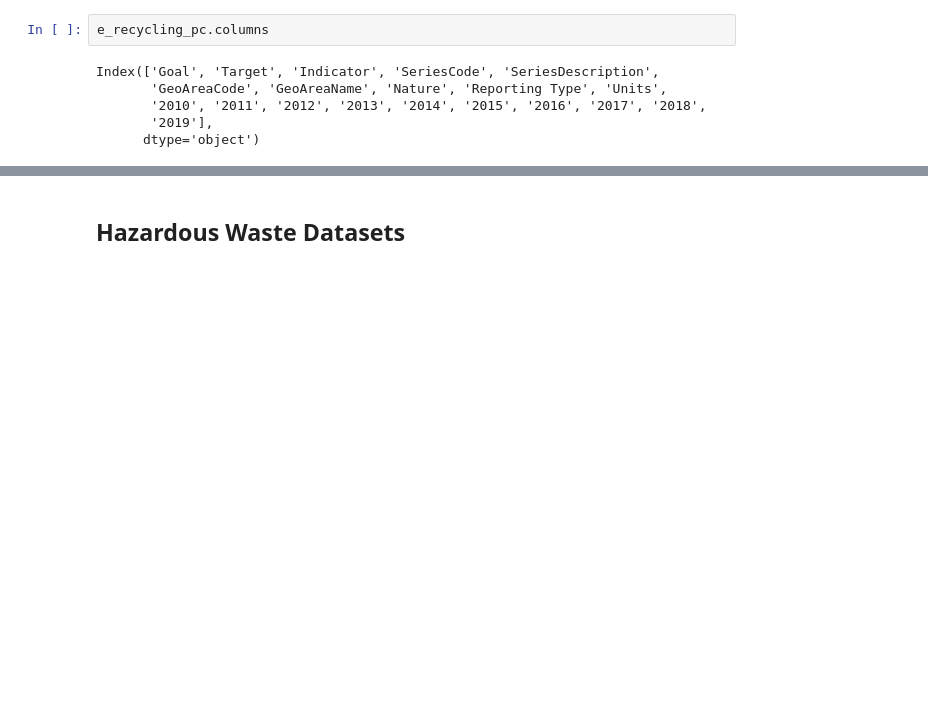
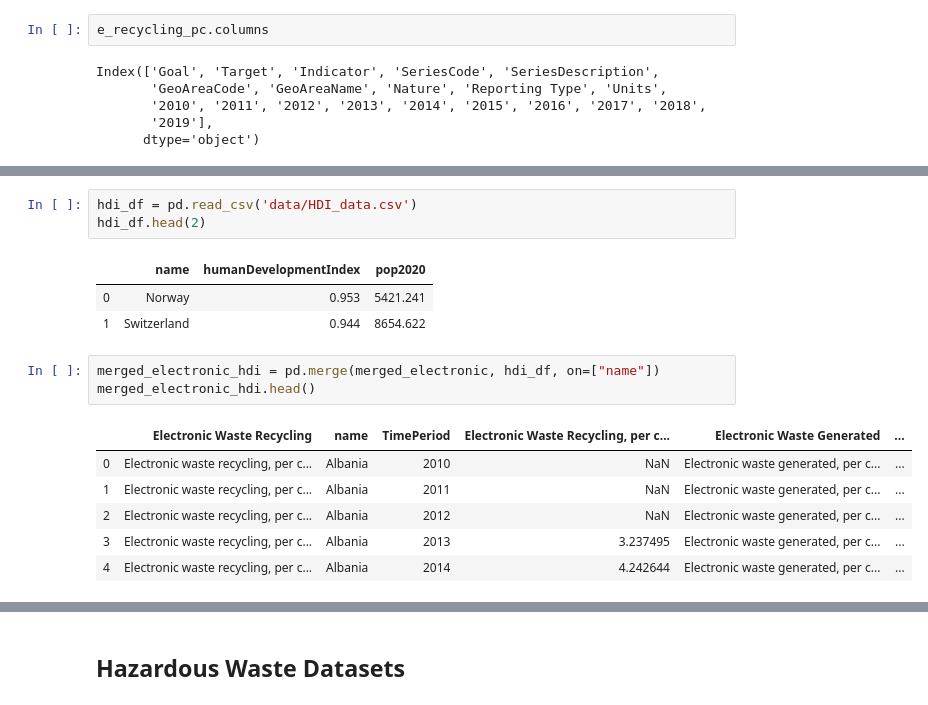
Before and after one commit to mvongjesda/UN_Sustainable_Development_Goals_Sustainability, a Jupyter notebook: resources/Target_12-4_Analysis.ipynb, the cells around one changed output, grey strips where cells are left out. Saved outputs shown, nothing was run; the diff lists cells and outputs as text; blank space fills up the shorter version.

```diff
--- a/resources/Target_12-4_Analysis.ipynb
+++ b/resources/Target_12-4_Analysis.ipynb
@@ -176,0 +121,17 @@ e_recycling_pc.to_csv("US_data/us_electronic_waste_recycling_pc.csv", encoding="
+# %%
+hdi_df = pd.read_csv('data/HDI_data.csv')
+hdi_df.head(2)
+# %% [output]
+|  | name | humanDevelopmentIndex | pop2020 |
+| 0 | Norway | 0.953 | 5421.241 |
+| 1 | Switzerland | 0.944 | 8654.622 |
+# %%
+merged_electronic_hdi = pd.merge(merged_electronic, hdi_df, on=["name"])
+merged_electronic_hdi.head()
+# %% [output]
+|  | Electronic Waste Recycling | name | TimePeriod | Electronic Waste Recycling, per c... | Electronic Waste Generated | ... |
+| 0 | Electronic waste recycling, per c... | Albania | 2010 | NaN | Electronic waste generated, per c... | ... |
+| 1 | Electronic waste recycling, per c... | Albania | 2011 | NaN | Electronic waste generated, per c... | ... |
+| 2 | Electronic waste recycling, per c... | Albania | 2012 | NaN | Electronic waste generated, per c... | ... |
+| 3 | Electronic waste recycling, per c... | Albania | 2013 | 3.237495 | Electronic waste generated, per c... | ... |
+| 4 | Electronic waste recycling, per c... | Albania | 2014 | 4.242644 | Electronic waste generated, per c... | ... |
```
Also changed, not shown: parts of 49 cells of this notebook.
